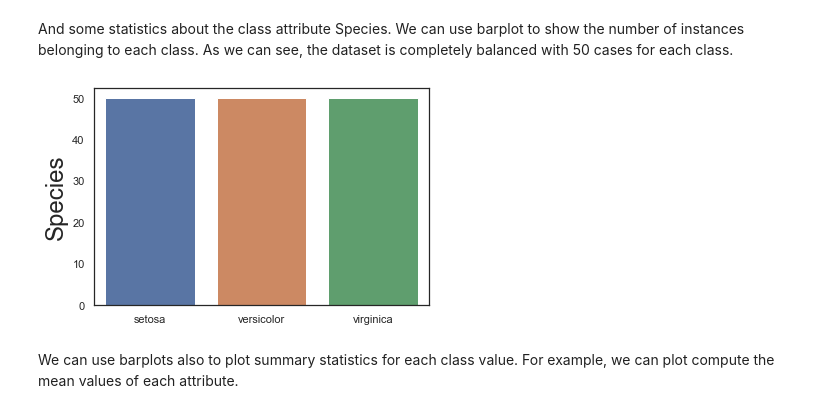
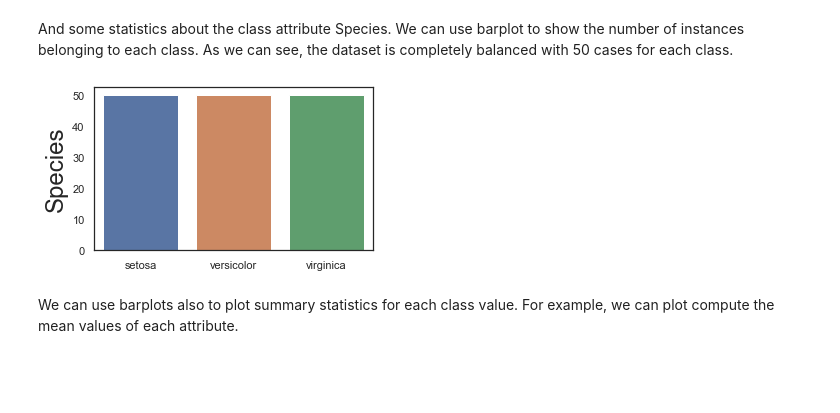
Before and after one commit to SpanoChristian/DataMiningAlgorithms, a Jupyter notebook: DataExploration-Iris/DataExplorationIris.ipynb, the cells around one changed output. Cells and saved outputs as stored; diff of their text form; code cells hidden in the pictures; blank space fills up the shorter version.

```diff
--- a/DataExploration-Iris/DataExplorationIris.ipynb
+++ b/DataExploration-Iris/DataExplorationIris.ipynb
@@ -91,9 +78,10 @@ iris.describe()
 # %% [markdown]
 And some statistics about the class attribute Species. We can use barplot to show the number of instances belonging to each class. As we can see, the dataset is completely balanced with 50 cases for each class.
 # %%
+f, ax = plt.subplots(figsize=(5, 3))
 sns.barplot(x=iris[target_variable].unique(), y=iris[target_variable].value_counts().sort_index());
 # %% [output]
-[figure, old version]
+[figure, new version]
 # %% [markdown]
 We can use barplots also to plot summary statistics for each class value. For example, we can plot compute the mean values of each attribute.
 # %%
```
Also changed, not shown: parts of 8 cells of this notebook, 12 other files.
